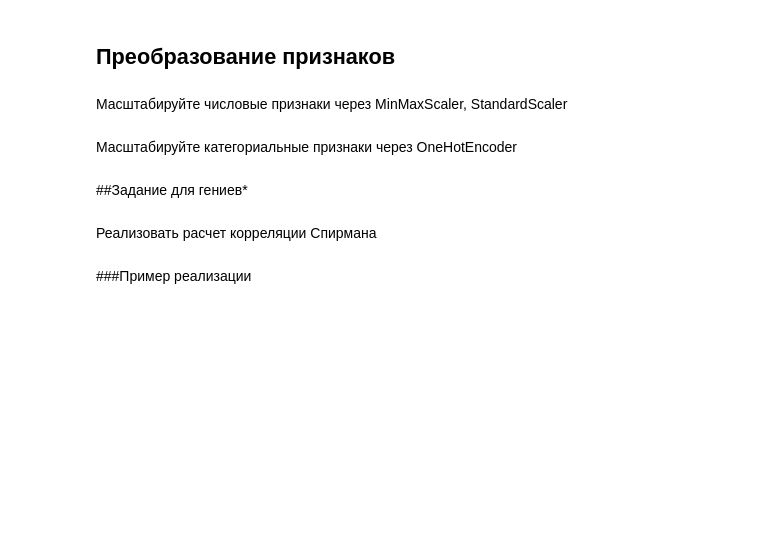
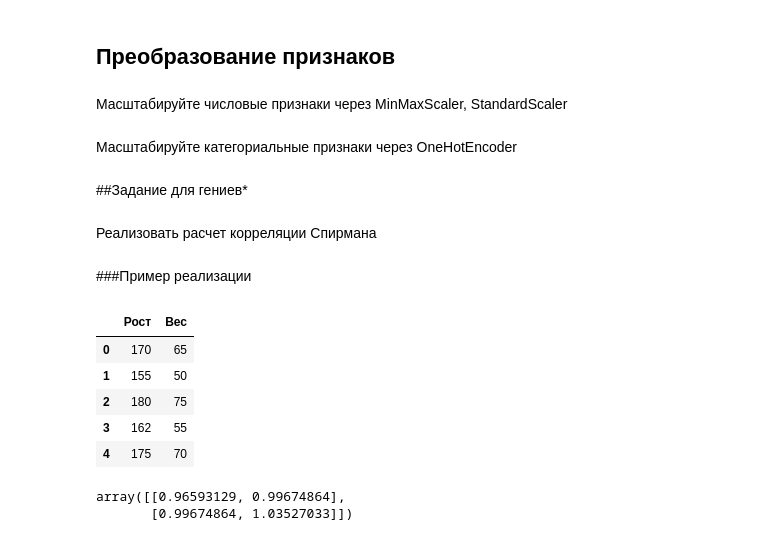
Before and after one commit to kaimakov-rk/kokoko, a Jupyter notebook: Copy_of_Задание_3.ipynb, the cells around one changed output. Cells and saved outputs as stored; diff of their text form; code cells hidden in the pictures; blank space fills up the shorter version.

```diff
--- a/Copy_of_Задание_3.ipynb
+++ b/Copy_of_Задание_3.ipynb
@@ -324,9 +338,19 @@ def corr_pearson(column_1, column_2):
 # %%
 data = {
     'Рост': [170, 155, 180, 162, 175],
     'Вес': [65, 50, 75, 55, 70]
 }
-df = pd.DataFrame(data)
-df
+pdf = pd.DataFrame(data)
+pdf
+# %% [output]
+|  | Рост | Вес |
+| 0 | 170 | 65 |
+| 1 | 155 | 50 |
+| 2 | 180 | 75 |
+| 3 | 162 | 55 |
+| 4 | 175 | 70 |
 # %%
-corr_pearson(df["Рост"], df["Вес"])
+corr_pearson(pdf["Рост"], pdf["Вес"])
+# %% [output]
+array([[0.96593129, 0.99674864],
+       [0.99674864, 1.03527033]])
```
Also changed, not shown: parts of 9 cells of this notebook.
